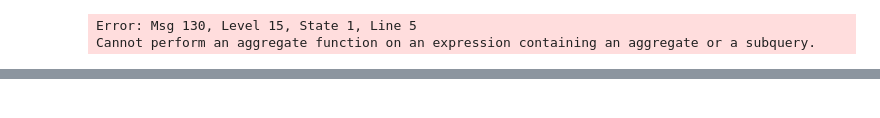
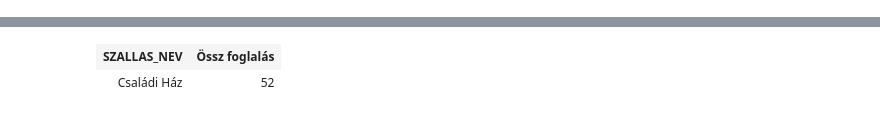
Before and after one commit to csepkedonat/Adatelemzes, a Jupyter notebook: ZFTS34_zh2.ipynb, the cells around one changed output, grey strips where cells are left out. Cells and saved outputs as stored; diff of their text form; code cells hidden in the pictures.

```diff
--- a/ZFTS34_zh2.ipynb
+++ b/ZFTS34_zh2.ipynb
@@ -9,12 +27,11 @@ Total execution time: 00:00:00.002
 # %%
-SELECT szallashely.SZALLAS_NEV, SUM(Foglalas.FELNOTT_SZAM+GYERMEK_SZAM)
+SELECT szallashely.SZALLAS_NEV, SUM(Foglalas.FELNOTT_SZAM+GYERMEK_SZAM) AS 'Össz foglalás'
 FROM szallashely INNER JOIN Szoba ON szallashely.SZALLAS_ID = szoba.SZALLAS_FK
 INNER JOIN Foglalas ON Foglalas.SZOBA_FK = Szoba.SZOBA_ID
 GROUP BY szallashely.SZALLAS_NEV
-HAVING SUM(Foglalas.FELNOTT_SZAM+GYERMEK_SZAM) = (SELECT MIN(SUM(Foglalas.FELNOTT_SZAM+GYERMEK_SZAM))
+HAVING SUM(Foglalas.FELNOTT_SZAM+GYERMEK_SZAM) = (SELECT TOP 1 SUM(Foglalas.FELNOTT_SZAM+GYERMEK_SZAM)
                                                     FROM szallashely INNER JOIN Szoba ON szallashely.SZALLAS_ID = szoba.SZALLAS_FK
                                                     INNER JOIN Foglalas ON Foglalas.SZOBA_FK = Szoba.SZOBA_ID
-                                                    GROUP BY szallashely.SZALLAS_NEV)
+                                                    GROUP BY szallashely.SZALLAS_NEV
+                                                    ORDER BY SUM(Foglalas.FELNOTT_SZAM+GYERMEK_SZAM) ASC)
 # %% [output]
-Error: Msg 130, Level 15, State 1, Line 5
-Cannot perform an aggregate function on an expression containing an aggregate or a subquery.
@@ -21,0 +40,2 @@ Total execution time: 00:00:00.005
+| SZALLAS_NEV | Össz foglalás |
+| Családi Ház | 52 |
```
Also changed, not shown: parts of 3 cells of this notebook.
